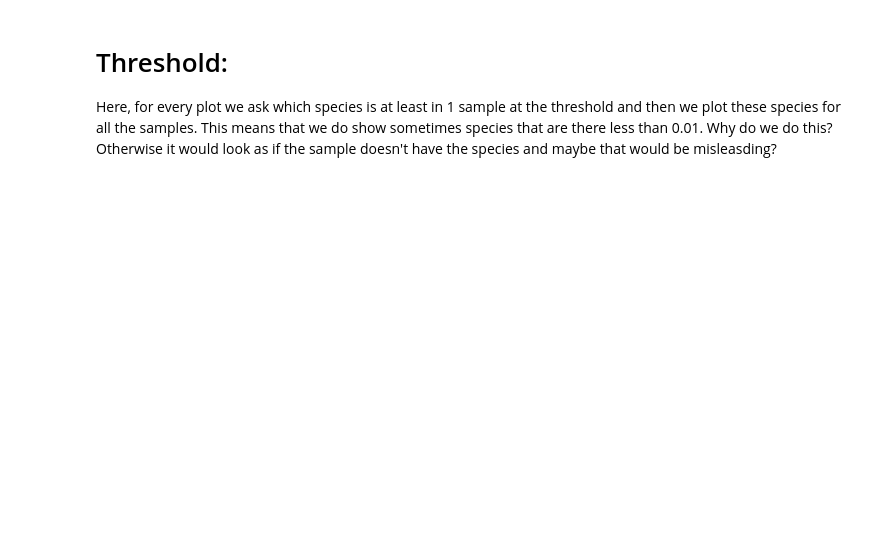
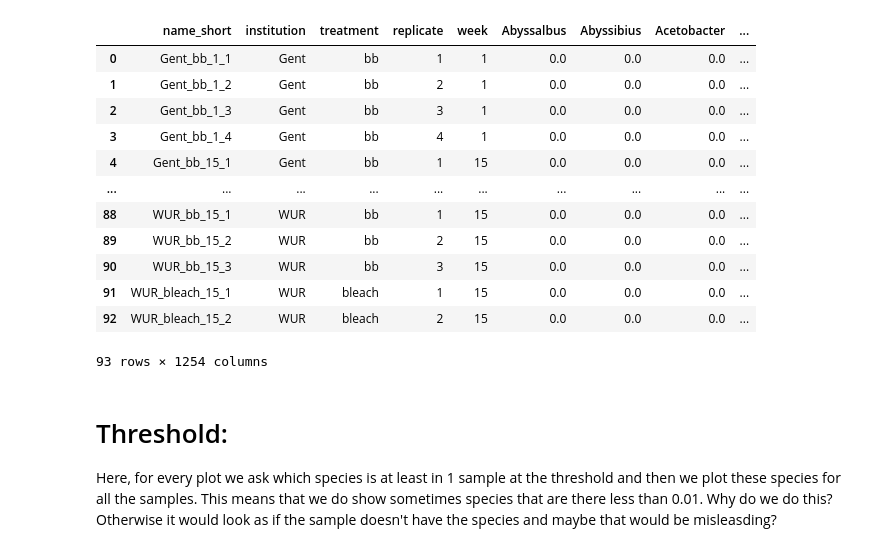
Before and after one commit to Easybel/HostMicrobiomeEvol, a Jupyter notebook: Metagenomics/2_Analysis/M2_Abundancy_Plot.ipynb, the cells around one changed output. Cells and saved outputs as stored; diff of their text form; code cells hidden in the pictures; blank space fills up the shorter version.

```diff
--- a/Metagenomics/2_Analysis/M2_Abundancy_Plot.ipynb
+++ b/Metagenomics/2_Analysis/M2_Abundancy_Plot.ipynb
@@ -15,15 +15,31 @@ genus_descending = np.load('/home/isabel/Documents/postDoc_Amsterdam/1_EvolWormJ
 # %%
 # read in data to panda
 
 InPath="/home/isabel/Documents/postDoc_Amsterdam/1_EvolWormJourney/1_Genomics/2_EvolGenomics/2_Metagenomics/1_taxonomy/"
 #file="motus_Merge_genus_032024_0.01minFrac_FromPY"
-#file="KraBracken_DBstandard_042024_0.01minFrac_genus_FromPY"
-file="KraBracken_DBplusPf_042024_0.01minFrac_genus_FromPY"
+file="KraBracken_DBstandard_042024_0minFrac_genus_FromPY"
+#file="KraBracken_DBplusPf_042024_0.01minFrac_genus_FromPY"
 
-df=pd.read_csv(InPath+file+".csv",delimiter=",",index_col=['institution','treatment','week','replicate'])
+df=pd.read_csv(InPath+file+".csv",delimiter=",")
 
 threshold = 0.01
-#df
+df
+
+## exclude specific
+# %% [output]
+|  | name_short | institution | treatment | replicate | week | Abyssalbus | Abyssibius | Acetobacter | ... |
+| 0 | Gent_bb_1_1 | Gent | bb | 1 | 1 | 0.0 | 0.0 | 0.0 | ... |
+| 1 | Gent_bb_1_2 | Gent | bb | 2 | 1 | 0.0 | 0.0 | 0.0 | ... |
+| 2 | Gent_bb_1_3 | Gent | bb | 3 | 1 | 0.0 | 0.0 | 0.0 | ... |
+| 3 | Gent_bb_1_4 | Gent | bb | 4 | 1 | 0.0 | 0.0 | 0.0 | ... |
+| 4 | Gent_bb_15_1 | Gent | bb | 1 | 15 | 0.0 | 0.0 | 0.0 | ... |
+| ... | ... | ... | ... | ... | ... | ... | ... | ... | ... |
+| 88 | WUR_bb_15_1 | WUR | bb | 1 | 15 | 0.0 | 0.0 | 0.0 | ... |
+| 89 | WUR_bb_15_2 | WUR | bb | 2 | 15 | 0.0 | 0.0 | 0.0 | ... |
+| 90 | WUR_bb_15_3 | WUR | bb | 3 | 15 | 0.0 | 0.0 | 0.0 | ... |
+| 91 | WUR_bleach_15_1 | WUR | bleach | 1 | 15 | 0.0 | 0.0 | 0.0 | ... |
+| 92 | WUR_bleach_15_2 | WUR | bleach | 2 | 15 | 0.0 | 0.0 | 0.0 | ... |
+93 rows × 1254 columns
 # %% [markdown]
 # Threshold:
 Here, for every plot we ask which species is at least in 1 sample at the threshold and then we plot these species for all the samples. This means that we do show sometimes species that are there less than 0.01. Why do we do this? Otherwise it would look as if the sample doesn't have the species and maybe that would be misleasding?
```
Also changed, not shown: parts of 4 cells of this notebook, 4 other files.
